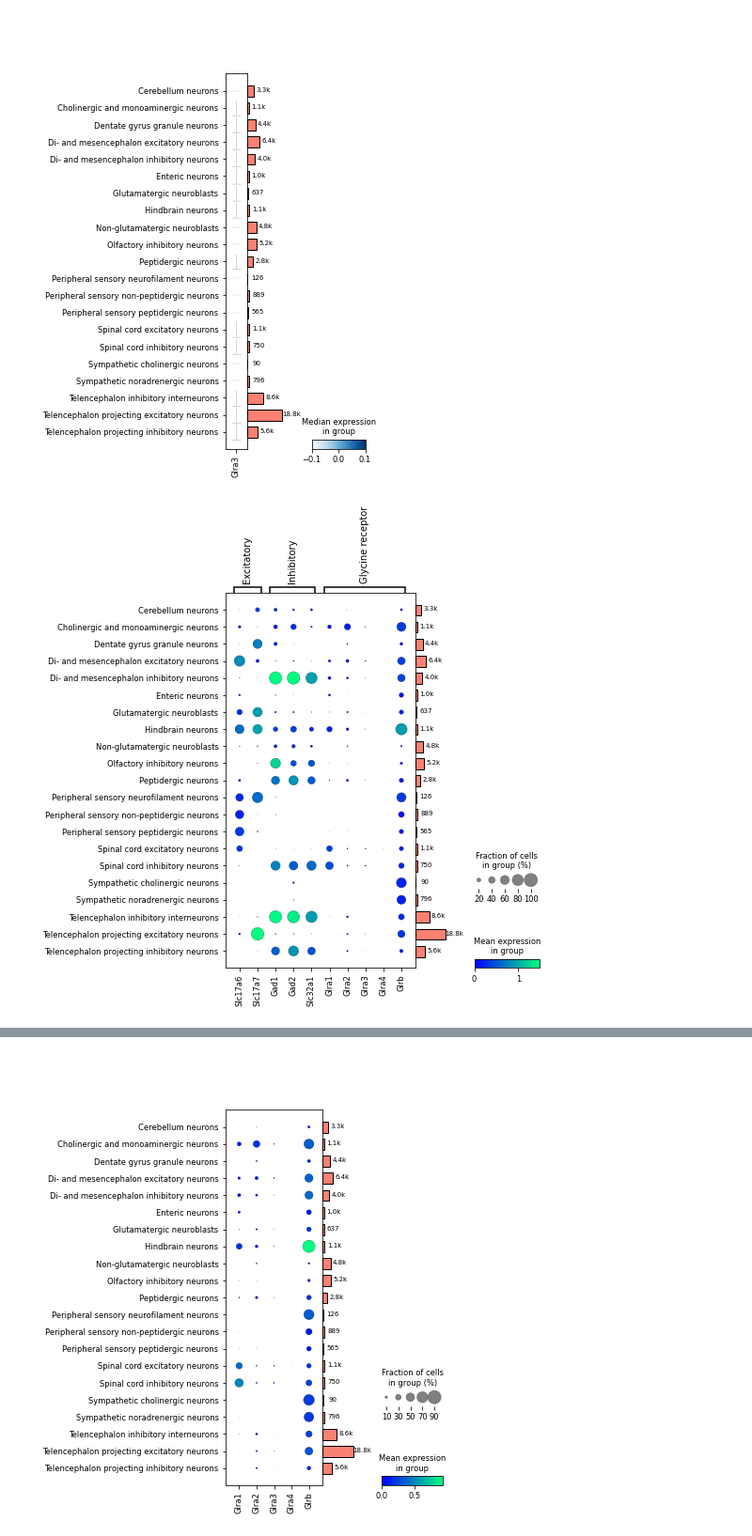
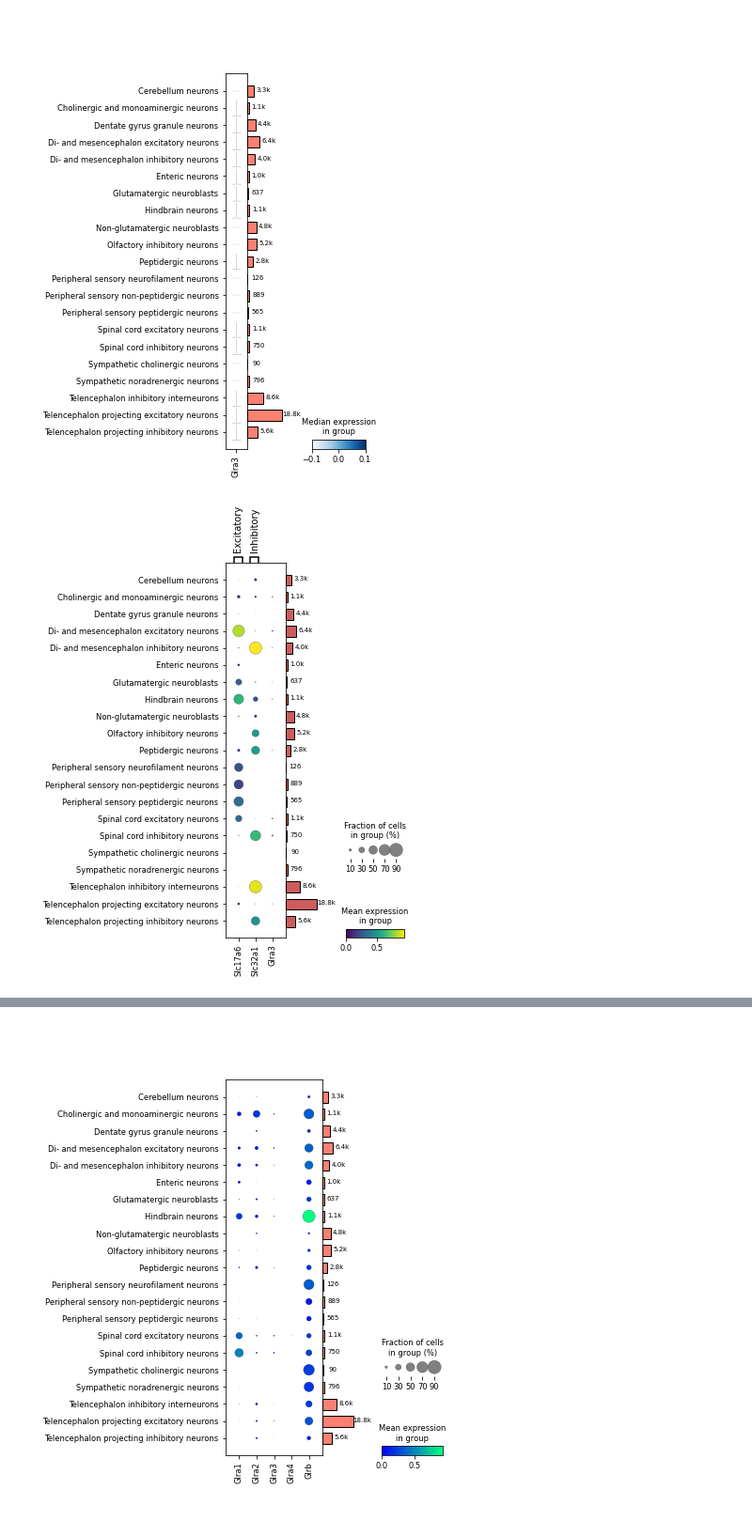
Before and after one commit to HannahMWeman/glra3-expression-analysis-in-the-nervous-system, a Jupyter notebook: notebook analysis.ipynb, the cells around one changed output, grey strips where cells are left out. Shown at 94% size. Cells and saved outputs as stored; diff of their text form; code cells hidden in the pictures.

Commit message:
change of colors in figures

```diff
--- a/notebook analysis.ipynb
+++ b/notebook analysis.ipynb
@@ -261,21 +261,21 @@ sc.pl.StackedViolin(adata, 'Glra3',
 # %% [output]
 [figure]
 # %%
-marker_genes = ['Slc17a6', 'Slc17a7', 'Gad1', 'Gad2', 'Slc32a1', 'Glra1', 'Glra2', 'Glra3', 'Glra4', 'Glrb']
+marker_genes = ['Slc17a6','Slc32a1','Glra3']
 glyr_genes = ['Glra1', 'Glra2', 'Glra3', 'Glra4', 'Glrb']
 #glyr_plot = sc.pl.dotplot(adata, marker_genes, use_raw = False, groupby = 'TaxonomyRank4')
 #glyr_plot.add_totals().style(dot_edge_color = 'black', dot_edge_lw=0.5)
 #glyr_plot.show()
 
-labels = ['Excitatory', 'Inhibitory', 'Glycine receptor']
-label_pos = [(0,1), (2,4), (5,9)]
+labels = ['Excitatory', 'Inhibitory']
+label_pos = [(0,0), (1,1)]
 
 sc.pl.DotPlot(adata, marker_genes, var_group_labels =labels, var_group_positions= label_pos,
-                          use_raw = False, groupby = 'TaxonomyRank4').add_totals().show()
+                          use_raw = False, groupby = 'TaxonomyRank4', cmap ='viridis').add_totals(color= 'indianred').show()
 #glyr_plot.add_totals()#.style(dot_edge_color = 'black', dot_edge_lw=0.5)
 #glyr_plot.show()
 #sc.pl.dotplot(adata, marker_genes, var_group_labels =labels, var_group_positions= label_pos, use_raw = False, groupby = 'TaxonomyRank4')
 # %% [output]
-[figure, old version]
+[figure, new version]
 # %%
 sc.pl.DotPlot(adata, marker_genes, var_group_labels =labels, var_group_positions= label_pos,
```
Also changed, not shown: parts of 2 cells of this notebook, 2 other files.
